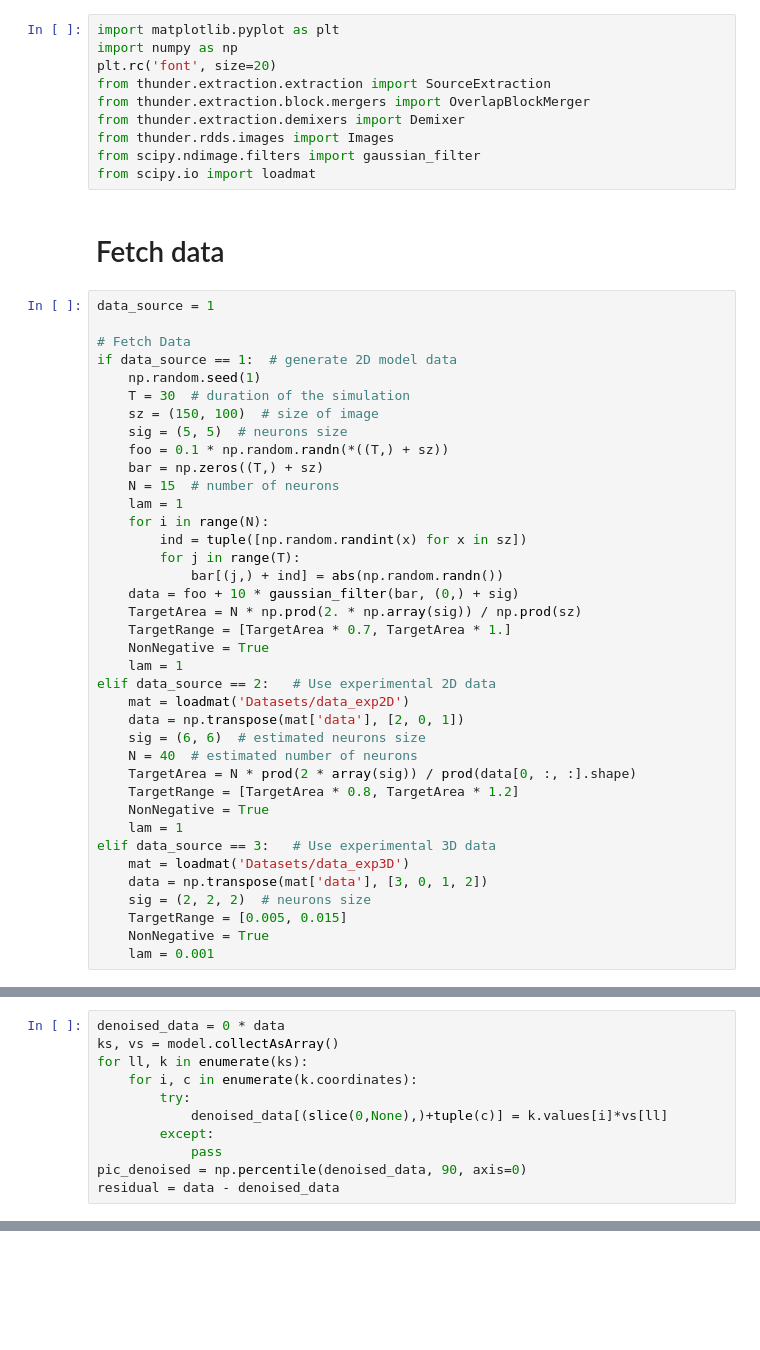
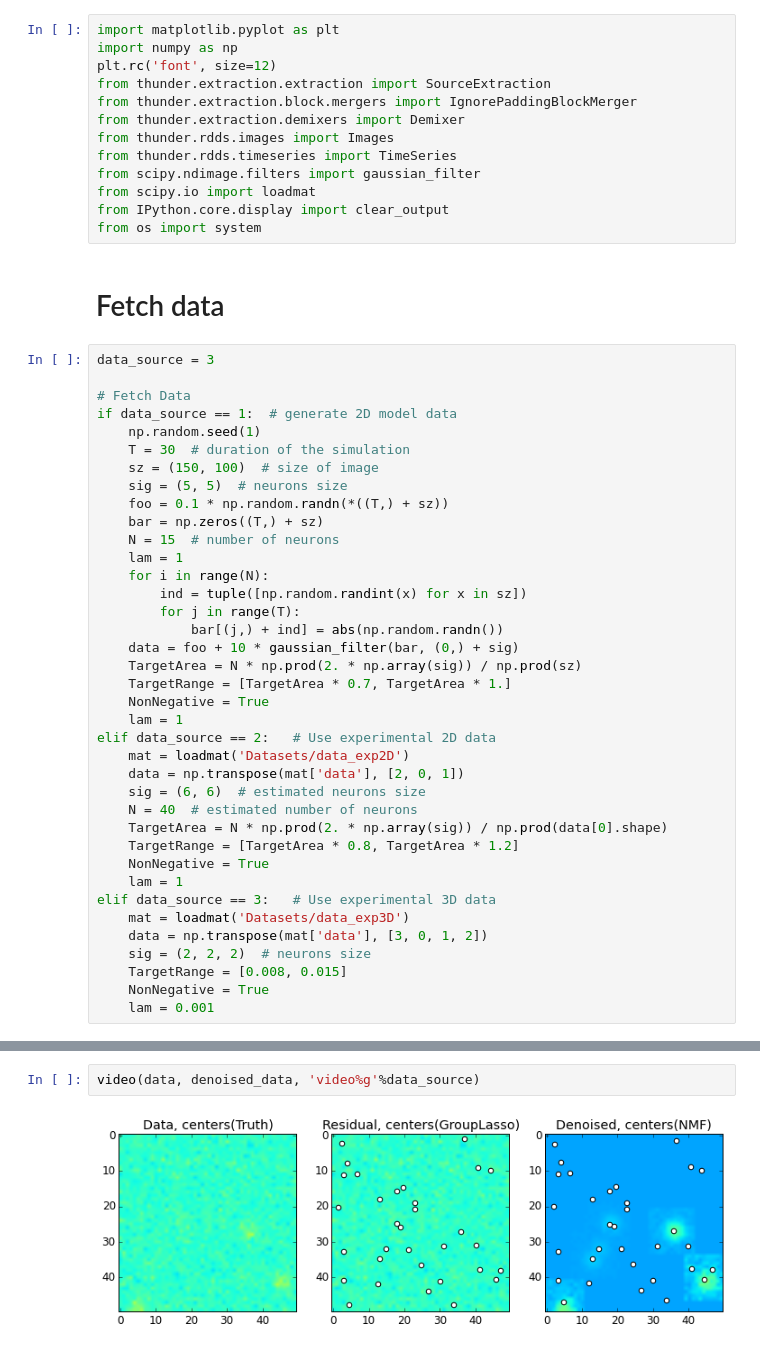
Before and after one commit to soudry/ROI_detect, a Jupyter notebook: sparkify-Demo.ipynb, the cells around one changed output, grey strips where cells are left out. Saved outputs shown, nothing was run; the diff lists cells and outputs as text; blank space fills up the shorter version.

Commit message:
adapt to modifications made in thunder code

```diff
--- a/sparkify-Demo.ipynb
+++ b/sparkify-Demo.ipynb
@@ -3,17 +3,20 @@
 # %%
 import matplotlib.pyplot as plt
 import numpy as np
-plt.rc('font', size=20)
+plt.rc('font', size=12)
 from thunder.extraction.extraction import SourceExtraction
-from thunder.extraction.block.mergers import OverlapBlockMerger
+from thunder.extraction.block.mergers import IgnorePaddingBlockMerger
 from thunder.extraction.demixers import Demixer
 from thunder.rdds.images import Images
+from thunder.rdds.timeseries import TimeSeries
 from scipy.ndimage.filters import gaussian_filter
 from scipy.io import loadmat
+from IPython.core.display import clear_output
+from os import system
 # %% [markdown]
 # Fetch data
 # %%
-data_source = 1
+data_source = 3
 
 # Fetch Data
 if data_source == 1:  # generate 2D model data
@@ -39,7 +42,7 @@ elif data_source == 2:   # Use experimental 2D data
     data = np.transpose(mat['data'], [2, 0, 1])
     sig = (6, 6)  # estimated neurons size
     N = 40  # estimated number of neurons
-    TargetArea = N * prod(2 * array(sig)) / prod(data[0, :, :].shape)
+    TargetArea = N * np.prod(2. * np.array(sig)) / np.prod(data[0].shape)
     TargetRange = [TargetArea * 0.8, TargetArea * 1.2]
     NonNegative = True
     lam = 1
@@ -47,7 +50,7 @@ elif data_source == 3:   # Use experimental 3D data
     mat = loadmat('Datasets/data_exp3D')
     data = np.transpose(mat['data'], [3, 0, 1, 2])
     sig = (2, 2, 2)  # neurons size
-    TargetRange = [0.005, 0.015]
+    TargetRange = [0.008, 0.015]
     NonNegative = True
     lam = 0.001
 # %%
@@ -75,11 +158,0 @@ SourceModel
-# %%
-denoised_data = 0 * data
-ks, vs = model.collectAsArray()
-for ll, k in enumerate(ks):
-    for i, c in enumerate(k.coordinates):
-        try:
-            denoised_data[(slice(0,None),)+tuple(c)] = k.values[i]*vs[ll]
-        except:
-            pass
-pic_denoised = np.percentile(denoised_data, 90, axis=0)
-residual = data - denoised_data
@@ -135,0 +174,4 @@ for ii in range(data.shape[0]):
+# %%
+video(data, denoised_data, 'video%g'%data_source)
+# %% [output]
+[figure, added]
```
Also changed, not shown: parts of 22 cells of this notebook, 3 other files.
